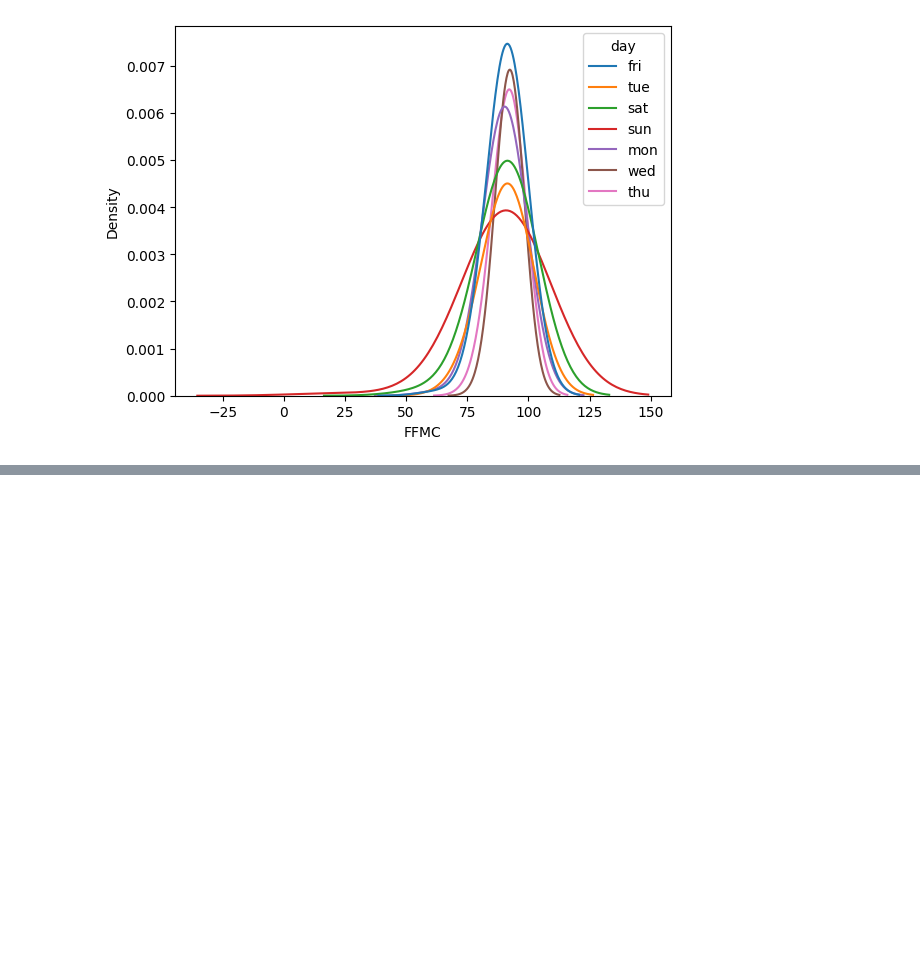
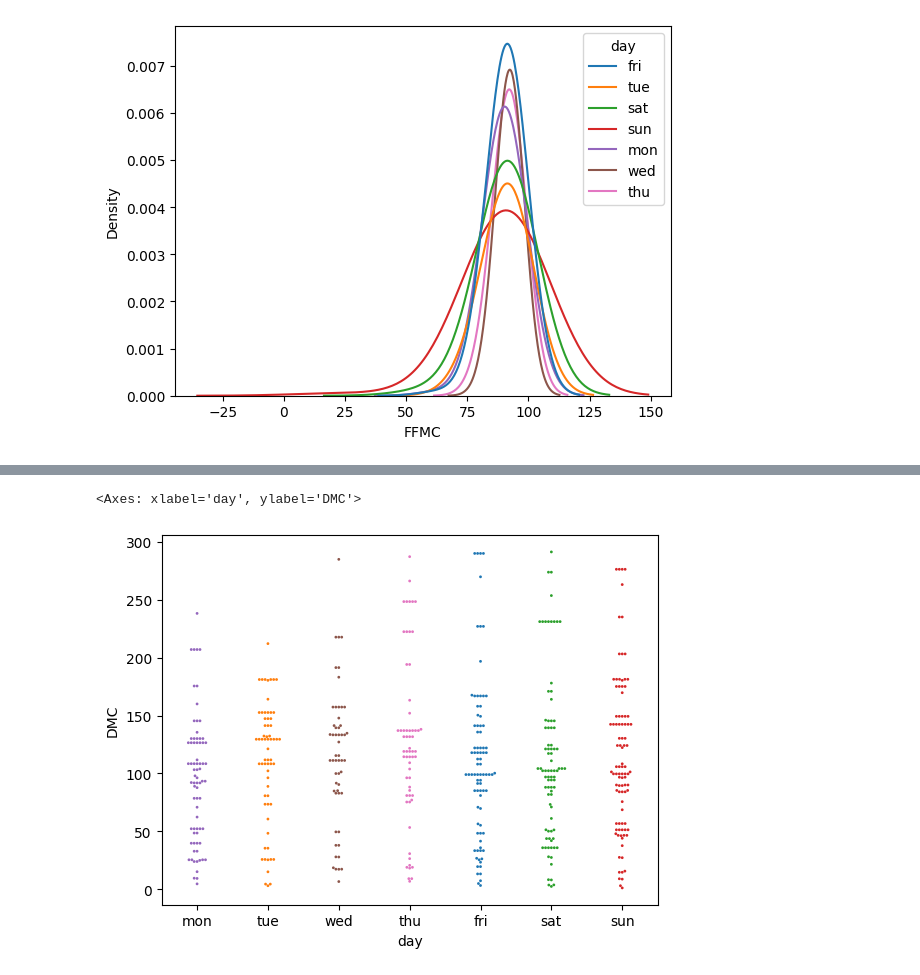
Before and after one commit to jihanalfi/coursera-study, a Jupyter notebook: C1 - IBM Data Science.ipynb, the cells around one changed output, grey strips where cells are left out. Saved outputs shown, nothing was run; the diff lists cells and outputs as text; code cells hidden in the pictures; blank space fills up the shorter version.

```diff
--- a/C1 - IBM Data Science.ipynb
+++ b/C1 - IBM Data Science.ipynb
@@ -139,0 +151,5 @@ sns.regplot(data=data, x='day_cat', y='FFMC')
+# %%
+sns.swarmplot(data=data, x='day', y='DMC', hue='day', legend=False, order=day_order, size=2)
+# %% [output]
+<Axes: xlabel='day', ylabel='DMC'>
+[figure, added]
```
Also changed, not shown: parts of 13 cells of this notebook, 2 other files.
